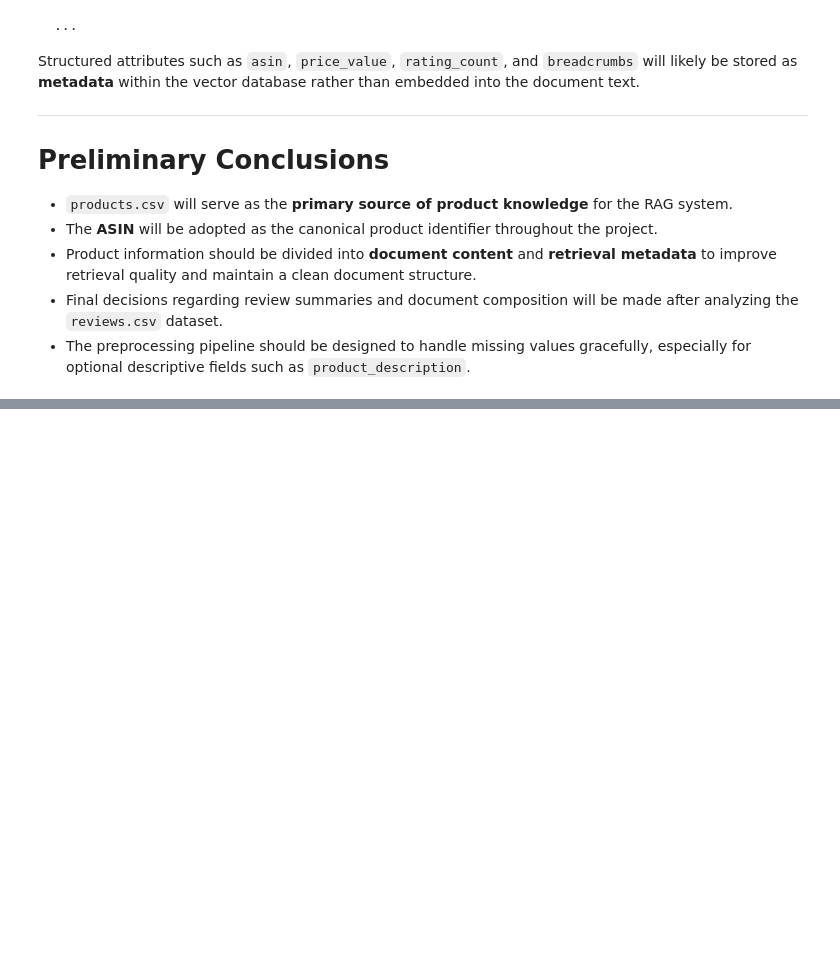
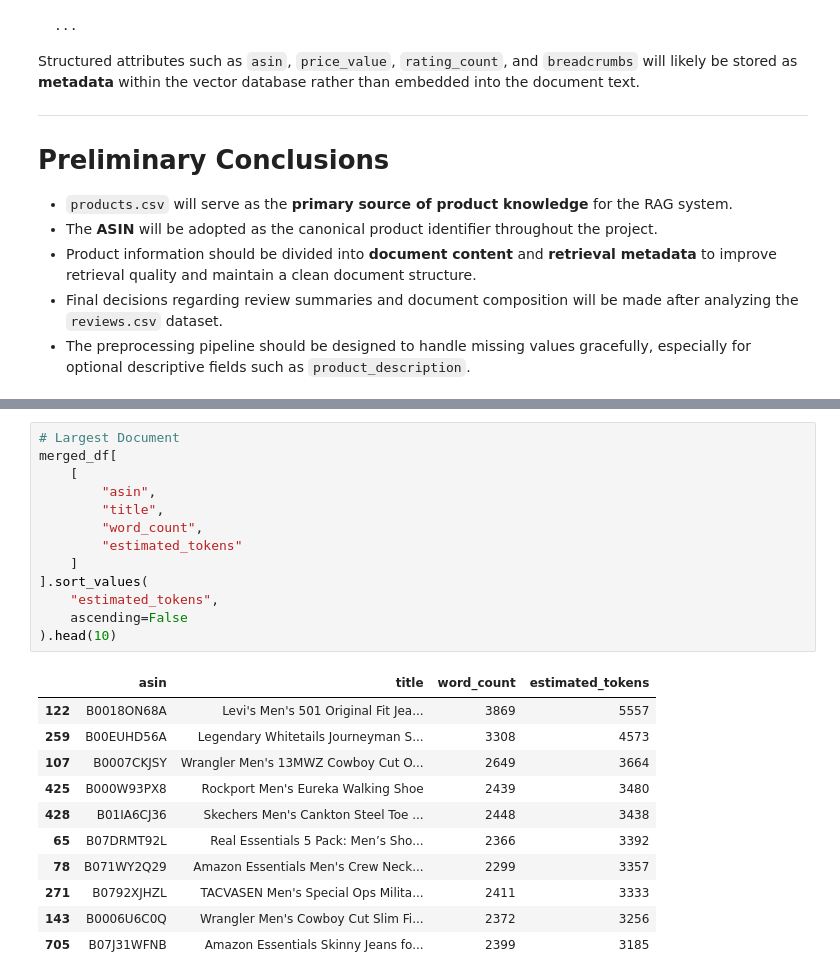
Before and after one commit to Mansoor-Ali-Data/amazon-product-intelligence, a Jupyter notebook: notebooks/exploration.ipynb, the cells around one changed output, grey strips where cells are left out. Saved outputs shown, nothing was run; the diff lists cells and outputs as text; blank space fills up the shorter version.

```diff
--- a/notebooks/exploration.ipynb
+++ b/notebooks/exploration.ipynb
@@ -283,0 +884,25 @@ Structured attributes such as `asin`, `price_value`, `rating_count`, and `breadc
+# %%
+# Largest Document
+merged_df[
+    [
+        "asin",
+        "title",
+        "word_count",
+        "estimated_tokens"
+    ]
+].sort_values(
+    "estimated_tokens",
+    ascending=False
+).head(10)
+# %% [output]
+|  | asin | title | word_count | estimated_tokens |
+| 122 | B0018ON68A | Levi's Men's 501 Original Fit Jea... | 3869 | 5557 |
+| 259 | B00EUHD56A | Legendary Whitetails Journeyman S... | 3308 | 4573 |
+| 107 | B0007CKJSY | Wrangler Men's 13MWZ Cowboy Cut O... | 2649 | 3664 |
+| 425 | B000W93PX8 | Rockport Men's Eureka Walking Shoe | 2439 | 3480 |
+| 428 | B01IA6CJ36 | Skechers Men's Cankton Steel Toe ... | 2448 | 3438 |
+| 65 | B07DRMT92L | Real Essentials 5 Pack: Men’s Sho... | 2366 | 3392 |
+| 78 | B071WY2Q29 | Amazon Essentials Men's Crew Neck... | 2299 | 3357 |
+| 271 | B0792XJHZL | TACVASEN Men's Special Ops Milita... | 2411 | 3333 |
+| 143 | B0006U6C0Q | Wrangler Men's Cowboy Cut Slim Fi... | 2372 | 3256 |
+| 705 | B07J31WFNB | Amazon Essentials Skinny Jeans fo... | 2399 | 3185 |
```
Also changed, not shown: parts of 35 cells of this notebook, 3 other files.
